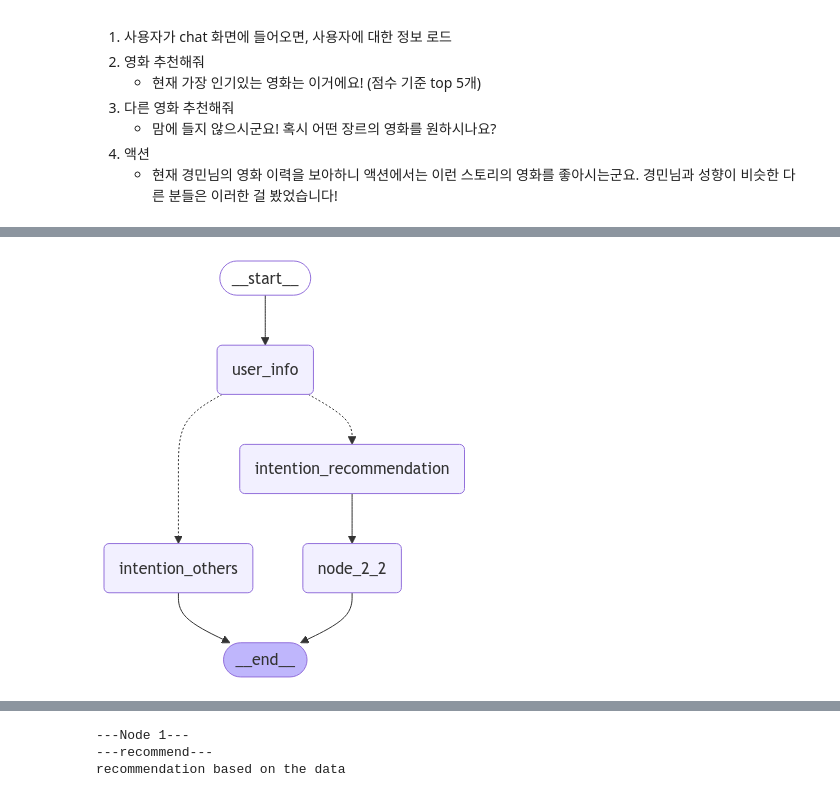
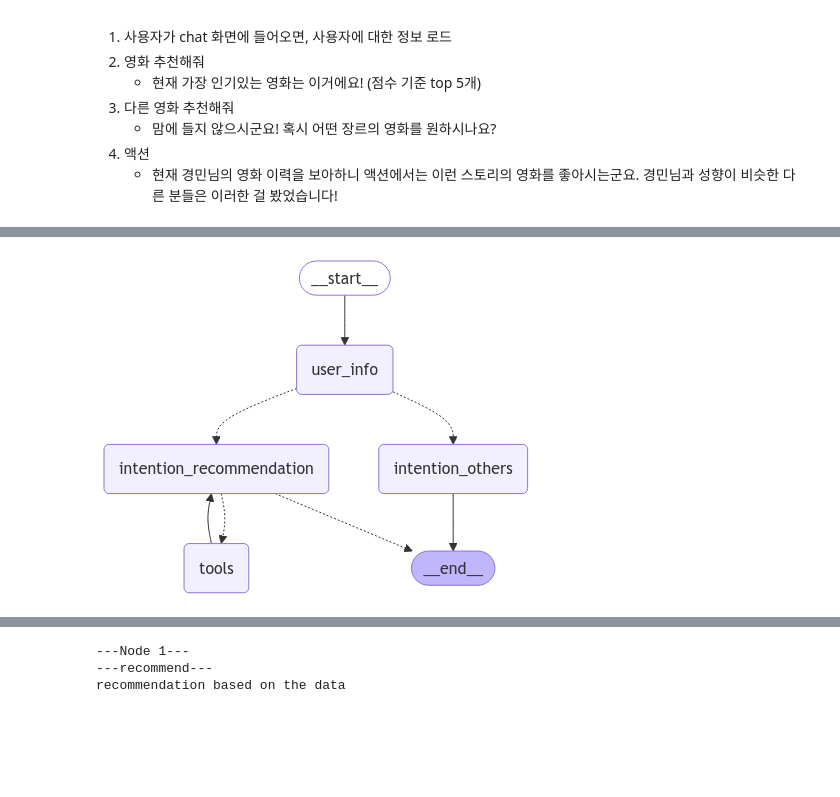
Before and after one commit to Soy-code/langchain-academy, a Jupyter notebook: toy_project/chat_graph_v0.2.ipynb, the cells around one changed output, grey strips where cells are left out. Saved outputs shown, nothing was run; the diff lists cells and outputs as text; code cells hidden in the pictures; blank space fills up the shorter version.

```diff
--- a/toy_project/chat_graph_v0.2.ipynb
+++ b/toy_project/chat_graph_v0.2.ipynb
@@ -54,4 +36,11 @@ df.head()
 # %%
+from langgraph.checkpoint.memory import MemorySaver
+from langgraph.graph import MessagesState
+from langgraph.graph import START, StateGraph
+from langgraph.prebuilt import tools_condition, ToolNode
+
+
+
 # State 정의
 class State(TypedDict):
 
@@ -81,8 +70,8 @@ def intention_recommendation(state):
     return {"intention": "recommendation"}
 
 
-def node_2_2(state):
-    print("recommendation based on the data")
+# def node_2_2(state):
+#     print("recommendation based on the data")
 
 
 def intention_others(state):
@@ -117,49 +106,100 @@ def get_intent(state: State) -> Literal["intention_recommendation", "intention_o
         return "intention_recommendation"
 
     return "intention_others"
 
 
-def recommendataion_baseed_on_data(state):
-    print("recommendation based on the data")
-    loader = CSVLoader(file_path="dummy_data.csv")
-    data = loader.load()
+# def recommendataion_baseed_on_data(state):
+#     print("recommendation based on the data")
+#     loader = CSVLoader(file_path="dummy_data.csv")
+#     data = loader.load()
 
-    text_splitter = CharacterTextSplitter(chunk_size=1000, chunk_overlap=0)
-    texts = text_splitter.split_documents(data)
+#     text_splitter = CharacterTextSplitter(chunk_size=1000, chunk_overlap=0)
+#     texts = text_splitter.split_documents(data)
 
-    #embeddings model, this can be aa local LLM as well
-    embeddings = OpenAIEmbeddings(openai_api_key=os.environ['OPENAI_API_KEY'])
-    llm = OpenAI(openai_api_key=os.environ['OPENAI_API_KEY'])
+#     #embeddings model, this can be aa local LLM as well
+#     embeddings = OpenAIEmbeddings(openai_api_key=os.environ['OPENAI_API_KEY'])
+#     llm = OpenAI(openai_api_key=os.environ['OPENAI_API_KEY'])
 
-    #Vector DB
-    docsearch = Chroma.from_documents(texts, embeddings)
+#     #Vector DB
+#     docsearch = Chroma.from_documents(texts, embeddings)
 
-    #Retriever
-    qa = RetrievalQA.from_chain_type(llm=llm, chain_type="stuff", retriever=docsearch.as_retriever())
-    response = qa.run(state["input_query"]).split(".")
+#     #Retriever
+#     qa = RetrievalQA.from_chain_type(llm=llm, chain_type="stuff", retriever=docsearch.as_retriever())
+#     response = qa.run(state["input_query"]).split(".")
 
-    return {"response": ' '.join(response)}
+#     return {"response": ' '.join(response)}
 
+
+# tools
+# 추천이라고 판단되면 tools을 이용하여 추천
+def recommenation_based_on_user_info(age: int,
+                                     gender: str,
+                                     accupation: str) -> list:
+    """
+    사용자 개인정보를 활용하여 영화 추천
+    """
+    # movielens 데이터 로드
+    df = pd.read_csv('./ml_merged.csv')
+    df.drop(["Unnamed: 0"], axis=1, inplace=True)
+
+    # accupation = "student"
+    # age = 25
+    # gender = "F"
+    df = df.loc[(df.occupation==accupation) & (df['age'].between(age-5, age+5)) & (df.gender == gender)]
+    df = df.sort_values(by = "rating", ascending=False)
+
+    movie_titles = df.movie_title.value_counts()[:5].index
+
+    return list(movie_titles)
+
+
+def recommendation_most_popular() -> list:
+    """
+    가장 많이 본 거
+    """
+    # movielens 데이터 로드
+    df = pd.read_csv('./ml_merged.csv')
+    df.drop(["Unnamed: 0"], axis=1, inplace=True)
+    movie_titles = df.movie_title.value_counts()[:5].index
+
+    return list(movie_titles)
+
+
+def get_movie_info(movies):
+    """
+    추천된 영화에 대한 정보 가져오기
+    """
+
+    return "Movie is about....."
+    ## 크롤링해서 영화 내용 요약, 스토리라인 같은 거 가져오고 싶음
+
+
+tools = [recommenation_based_on_user_info, recommendation_most_popular, get_movie_info]
+# LLM 모델 정의
+llm = ChatOpenAI(model="gpt-4o")
+llm_with_tools = llm.bind_tools(tools)
 
 
 # Build graph
 builder = StateGraph(State)
 builder.add_node("user_info", user_info)
 builder.add_node("intention_recommendation", intention_recommendation)
-builder.add_node("node_2_2", recommendataion_baseed_on_data)
+## tools 추가필요
+builder.add_node("tools", ToolNode(tools))
 builder.add_node("intention_others", intention_others)
 
 # Logic
 builder.add_edge(START, "user_info")
 builder.add_conditional_edges("user_info", get_intent)
-builder.add_edge("intention_recommendation", "node_2_2")
-builder.add_edge("node_2_2", END)
+builder.add_conditional_edges("intention_recommendation", tools_condition)
+builder.add_edge("tools", "intention_recommendation")
+# builder.add_edge("intention_recommendation", END)
 builder.add_edge("intention_others", END)
 
 # Add
 graph = builder.compile()
 
 # View
 display(Image(graph.get_graph().draw_mermaid_png()))
 # %% [output]
-[figure, old version]
+[figure, new version]
```
Also changed, not shown: parts of 6 cells of this notebook.
